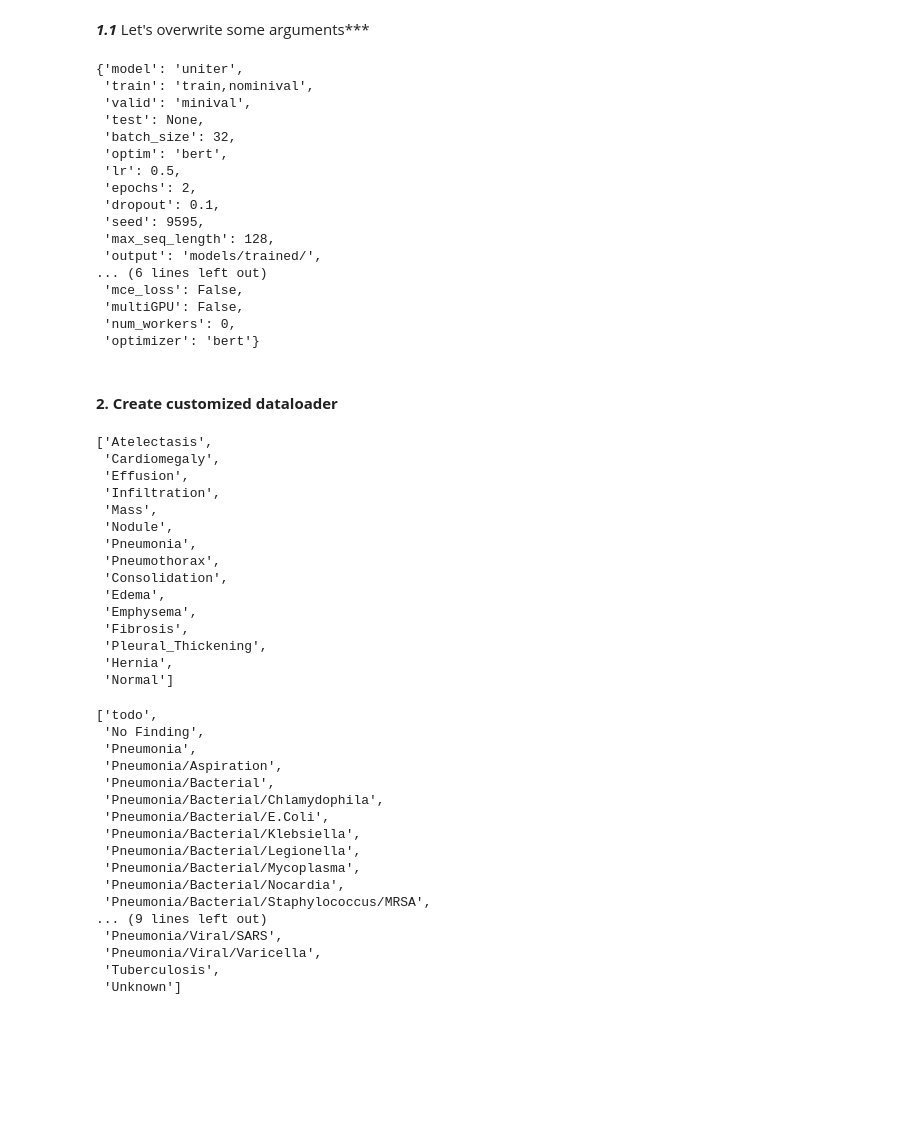
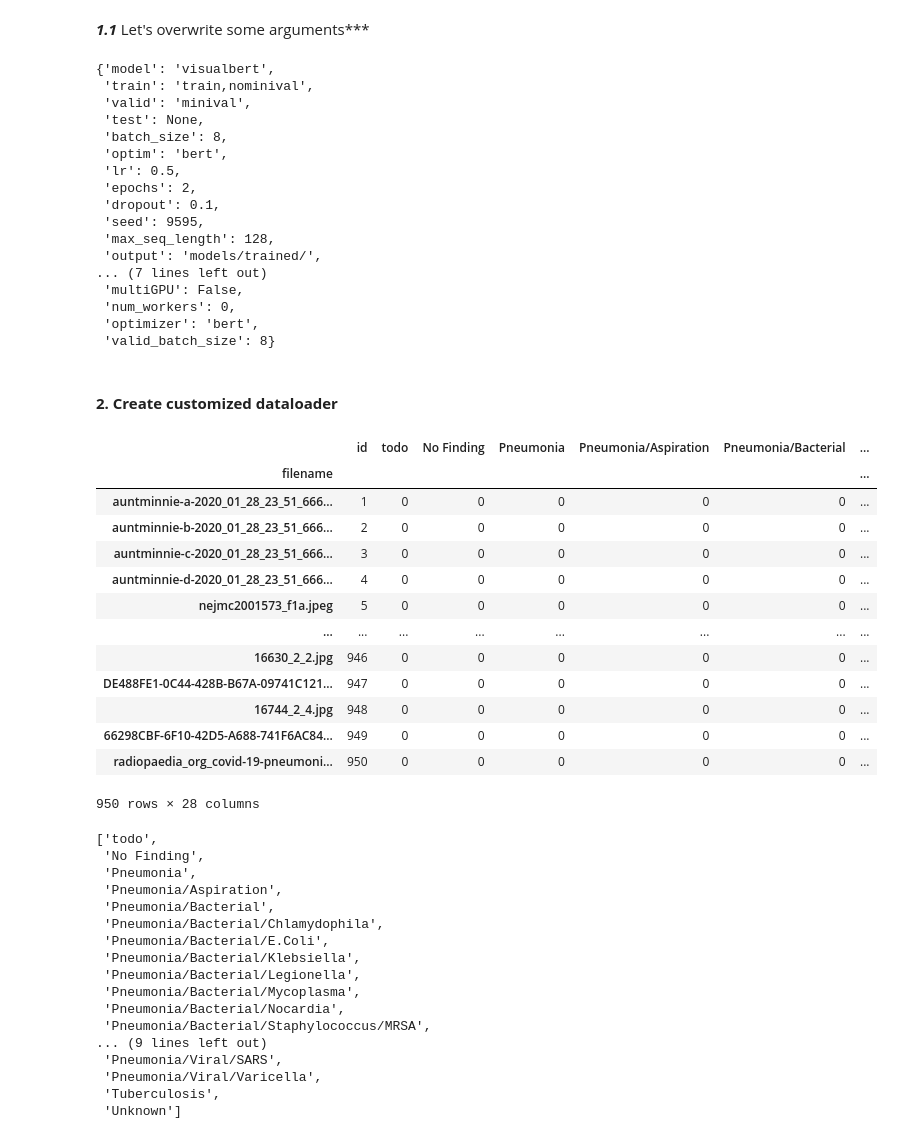
Before and after one commit to AndiAlifs/BERTHop, a Jupyter notebook: BERTHop.ipynb, the cells around one changed output. Drawn from its saved outputs; the diff is of its cells as text; code cells hidden in the pictures; blank space fills up the shorter version.

```diff
--- a/BERTHop.ipynb
+++ b/BERTHop.ipynb
@@ -194,3 +385,7 @@ dtype: int64
+# %%
+all_data['TXT'].fillna('normal', inplace=True)
+data_xray['TXT'].fillna('Normal', inplace=True)
+data_ct['TXT'].fillna('Normal', inplace=True)
 # %% [markdown]
 #### **0.4 Download the visaul features extracted by BUTD. 36 2048-dimension visual feature is extracted from each CXR Image. We use this [implementation](https://github.com/airsplay/py-bottom-up-attention). This step will take a while (~1min). To save downloading time, you can also make a copy of this [shareable link](https://drive.google.com/file/d/1BFw0jc0j-ffT2PhI4CZeP3IJFZg3GxlZ/view?usp=sharing) to your own google drive and mount you colab to your gdrive.**
 
@@ -341,23 +643,24 @@ args.__dict__
 # %% [markdown]
 ***1.1*** Let's overwrite some arguments***
 # %%
-args.batch_size = 32
+args.batch_size = 8
+args.valid_batch_size = 8
 args.epochs = 2
 args.lr = 0.5
 args.dropout = 0.1
-# args.model = 'visualbert' # use visualbert
-args.model = 'uniter' # use visualbert
-# args.load_pretrained = '/home/alfirsafauzulh@student.ub.ac.id/Transformers-VQA/models/pretrained/visualbert.th' #load pretrained visualbert model
-args.load_pretrained = '/home/alfirsafauzulh@student.ub.ac.id/Transformers-VQA/models/pretrained/uniter-base.pt' #load pretrained uniter-base model
+args.model = 'visualbert' # use visualbert
+# args.model = 'uniter' # use visualbert
+args.load_pretrained = '/home/alfirsafauzulh@student.ub.ac.id/Transformers-VQA/models/pretrained/visualbert.th' #load pretrained visualbert model
+# args.load_pretrained = '/home/alfirsafauzulh@student.ub.ac.id/Transformers-VQA/models/pretrained/uniter-base.pt' #load pretrained uniter-base model
 args.max_seq_length = 128 #truncate or pad report lengths to 128 subwords
 
 args.__dict__
 # %% [output]
-{'model': 'uniter',
+{'model': 'visualbert',
  'train': 'train,nominival',
  'valid': 'minival',
  'test': None,
- 'batch_size': 32,
+ 'batch_size': 8,
  'optim': 'bert',
  'lr': 0.5,
  'epochs': 2,
@@ -365,32 +668,33 @@ args.__dict__
  'seed': 9595,
  'max_seq_length': 128,
  'output': 'models/trained/',
-... (6 lines left out)
- 'mce_loss': False,
+... (7 lines left out)
  'multiGPU': False,
  'num_workers': 0,
- 'optimizer': 'bert'}
+ 'optimizer': 'bert',
+ 'valid_batch_size': 8}
 # %% [markdown]
 #### **2. Create customized dataloader**
 # %%
-findings = list(openI.columns[1:-2])
-findings
+# findings = list(openI.columns[1:-2])
+# findings
-# %% [output]
-['Atelectasis',
- 'Cardiomegaly',
- 'Effusion',
- 'Infiltration',
- 'Mass',
- 'Nodule',
- 'Pneumonia',
- 'Pneumothorax',
- 'Consolidation',
- 'Edema',
- 'Emphysema',
- 'Fibrosis',
- 'Pleural_Thickening',
- 'Hernia',
- 'Normal']
+# %%
+all_data
+# %% [output]
+|  | id | todo | No Finding | Pneumonia | Pneumonia/Aspiration | Pneumonia/Bacterial | ... |
+| filename |  |  |  |  |  |  | ... |
+| auntminnie-a-2020_01_28_23_51_666... | 1 | 0 | 0 | 0 | 0 | 0 | ... |
+| auntminnie-b-2020_01_28_23_51_666... | 2 | 0 | 0 | 0 | 0 | 0 | ... |
+| auntminnie-c-2020_01_28_23_51_666... | 3 | 0 | 0 | 0 | 0 | 0 | ... |
+| auntminnie-d-2020_01_28_23_51_666... | 4 | 0 | 0 | 0 | 0 | 0 | ... |
+| nejmc2001573_f1a.jpeg | 5 | 0 | 0 | 0 | 0 | 0 | ... |
+| ... | ... | ... | ... | ... | ... | ... | ... |
+| 16630_2_2.jpg | 946 | 0 | 0 | 0 | 0 | 0 | ... |
+| DE488FE1-0C44-428B-B67A-09741C121... | 947 | 0 | 0 | 0 | 0 | 0 | ... |
+| 16744_2_4.jpg | 948 | 0 | 0 | 0 | 0 | 0 | ... |
+| 66298CBF-6F10-42D5-A688-741F6AC84... | 949 | 0 | 0 | 0 | 0 | 0 | ... |
+| radiopaedia_org_covid-19-pneumoni... | 950 | 0 | 0 | 0 | 0 | 0 | ... |
+950 rows × 28 columns
 # %%
 new_findings = list(data_xray.columns[1:-2])
 new_findings
```
Also changed, not shown: parts of 50 cells of this notebook.
